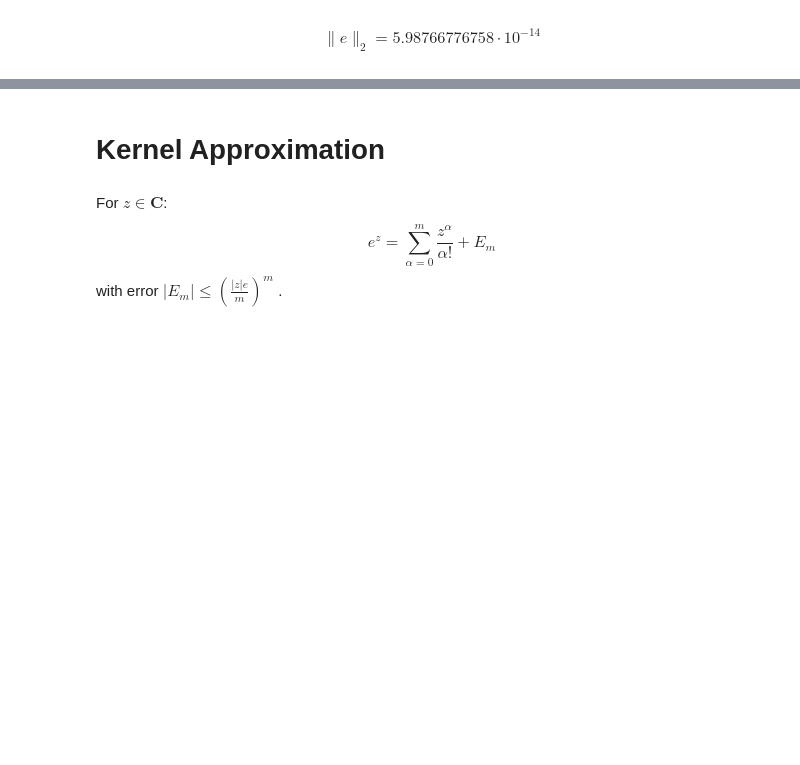
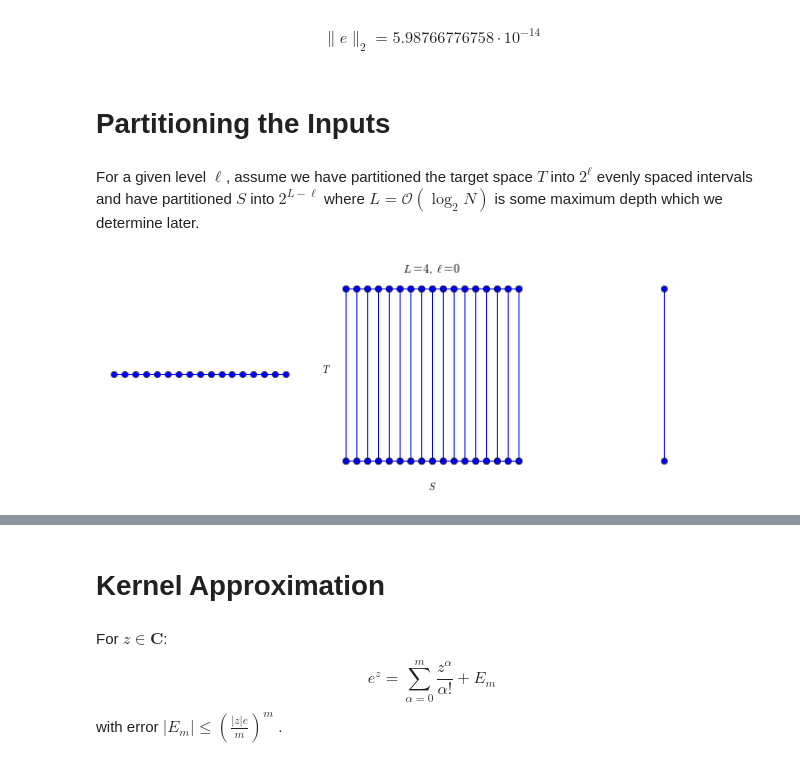
Before and after one commit to dhermes/butterfly-algorithm, a Jupyter notebook: butterfly.ipynb, the cells around one changed output, grey strips where cells are left out. Drawn from its saved outputs; the diff is of its cells as text; code cells hidden in the pictures; blank space fills up the shorter version.

Commit message:
Adding R/C partitions of source target and moving sections around.
Also adding bit about how to turn off STIX fonts.

```diff
--- a/butterfly.ipynb
+++ b/butterfly.ipynb
@@ -172,3 +172,16 @@ expr = r'\|e\|_2 = %s \cdot 10^{%s}' % (sig, exponent)
 display.display(display.Math(expr))
 # %% [output]
 $$\|e\|_2 = 5.98766776758 \cdot 10^{-14}$$
+# %% [markdown]
+# Partitioning the Inputs
+# %% [markdown]
+For a given level $\ell$, assume we have partitioned the target
+space $T$ into $2^{\ell}$ evenly spaced intervals and have
+partitioned $S$ into $2^{L - \ell}$ where $L = \mathcal{O}\left(
+\log_2 N\right)$ is some maximum
+depth which we determine later.
+# %%
+from make_partition_plots import make_1D_example_plot
+make_1D_example_plot(0)
+# %% [output]
+[figure, added]
```
Also changed, not shown: parts of 27 cells of this notebook, 4 other files.
